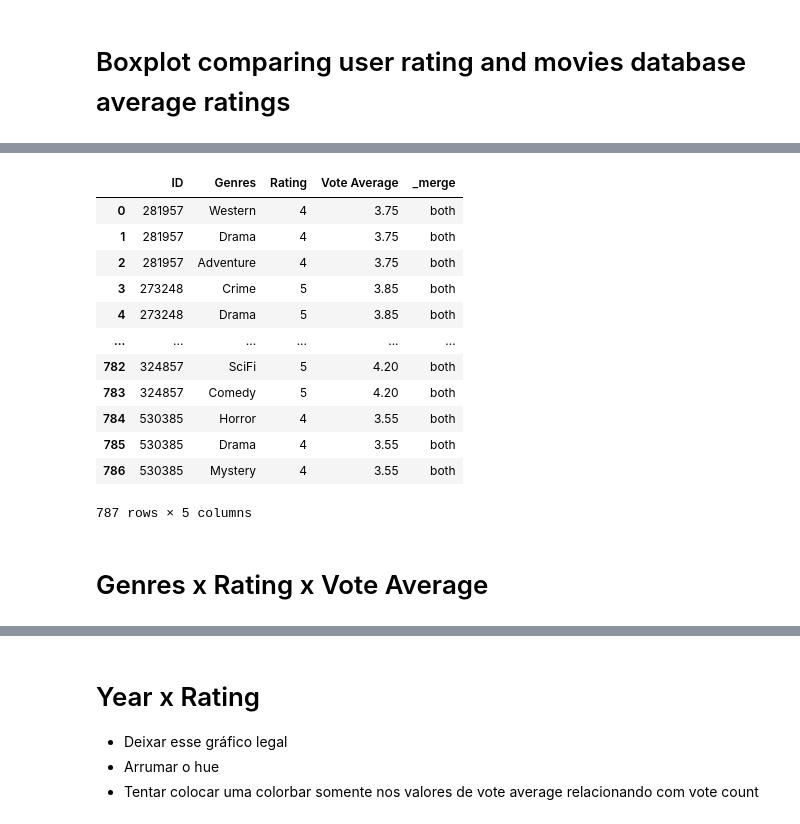
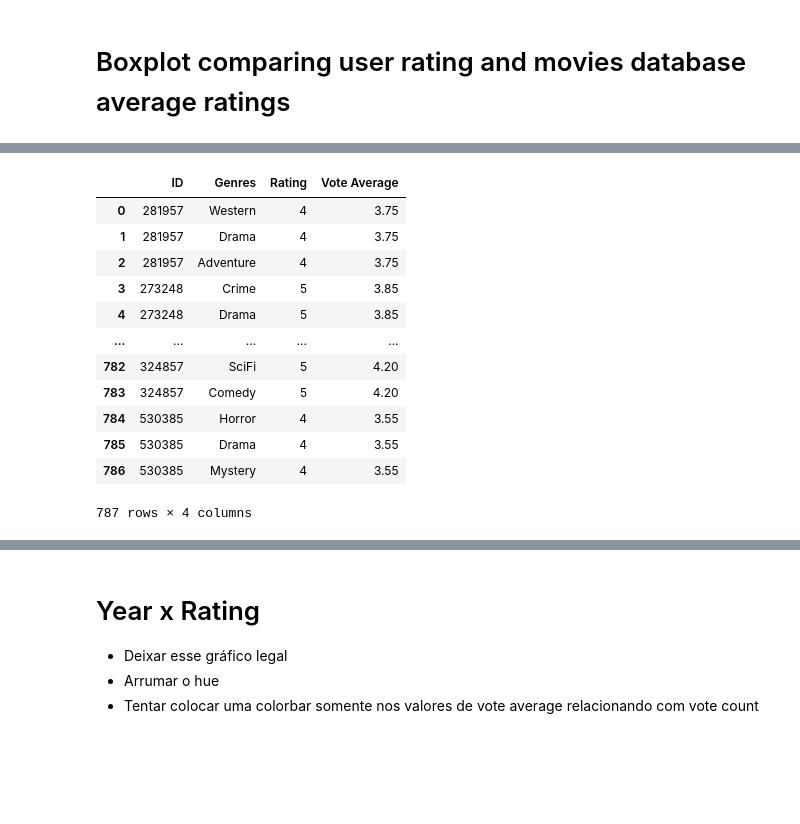
Before and after one commit to gabieller/MoviesDataBase, a Jupyter notebook: graph_analysis.ipynb, the cells around one changed output, grey strips where cells are left out. Cells and saved outputs as stored; diff of their text form; code cells hidden in the pictures; blank space fills up the shorter version.

```diff
--- a/graph_analysis.ipynb
+++ b/graph_analysis.ipynb
@@ -113,21 +94,5 @@ df_genres
 # %%
-merging = df_genres.merge(base[['ID','Rating', 'Vote Average']],
+merge_data = df_genres.merge(base[['ID','Rating', 'Vote Average']],
            on = "ID",
-           how='left',
-           indicator= True)
-
-merging
+           how='left')
+by_genres = merge_data.groupby("Genres")
-# %% [output]
-|  | ID | Genres | Rating | Vote Average | _merge |
-| 0 | 281957 | Western | 4 | 3.75 | both |
-| 1 | 281957 | Drama | 4 | 3.75 | both |
-| 2 | 281957 | Adventure | 4 | 3.75 | both |
-| 3 | 273248 | Crime | 5 | 3.85 | both |
-| 4 | 273248 | Drama | 5 | 3.85 | both |
-| ... | ... | ... | ... | ... | ... |
-| 782 | 324857 | SciFi | 5 | 4.20 | both |
-| 783 | 324857 | Comedy | 5 | 4.20 | both |
-| 784 | 530385 | Horror | 4 | 3.55 | both |
-| 785 | 530385 | Drama | 4 | 3.55 | both |
-| 786 | 530385 | Mystery | 4 | 3.55 | both |
-787 rows × 5 columns
@@ -175,2 +99,16 @@ genres_explode.unique()
-# %% [markdown]
-# Genres x Rating x Vote Average
+# %%
+merge_data
+# %% [output]
+|  | ID | Genres | Rating | Vote Average |
+| 0 | 281957 | Western | 4 | 3.75 |
+| 1 | 281957 | Drama | 4 | 3.75 |
+| 2 | 281957 | Adventure | 4 | 3.75 |
+| 3 | 273248 | Crime | 5 | 3.85 |
+| 4 | 273248 | Drama | 5 | 3.85 |
+| ... | ... | ... | ... | ... |
+| 782 | 324857 | SciFi | 5 | 4.20 |
+| 783 | 324857 | Comedy | 5 | 4.20 |
+| 784 | 530385 | Horror | 4 | 3.55 |
+| 785 | 530385 | Drama | 4 | 3.55 |
+| 786 | 530385 | Mystery | 4 | 3.55 |
+787 rows × 4 columns
```
Also changed, not shown: parts of 13 cells of this notebook, 1 other file.
